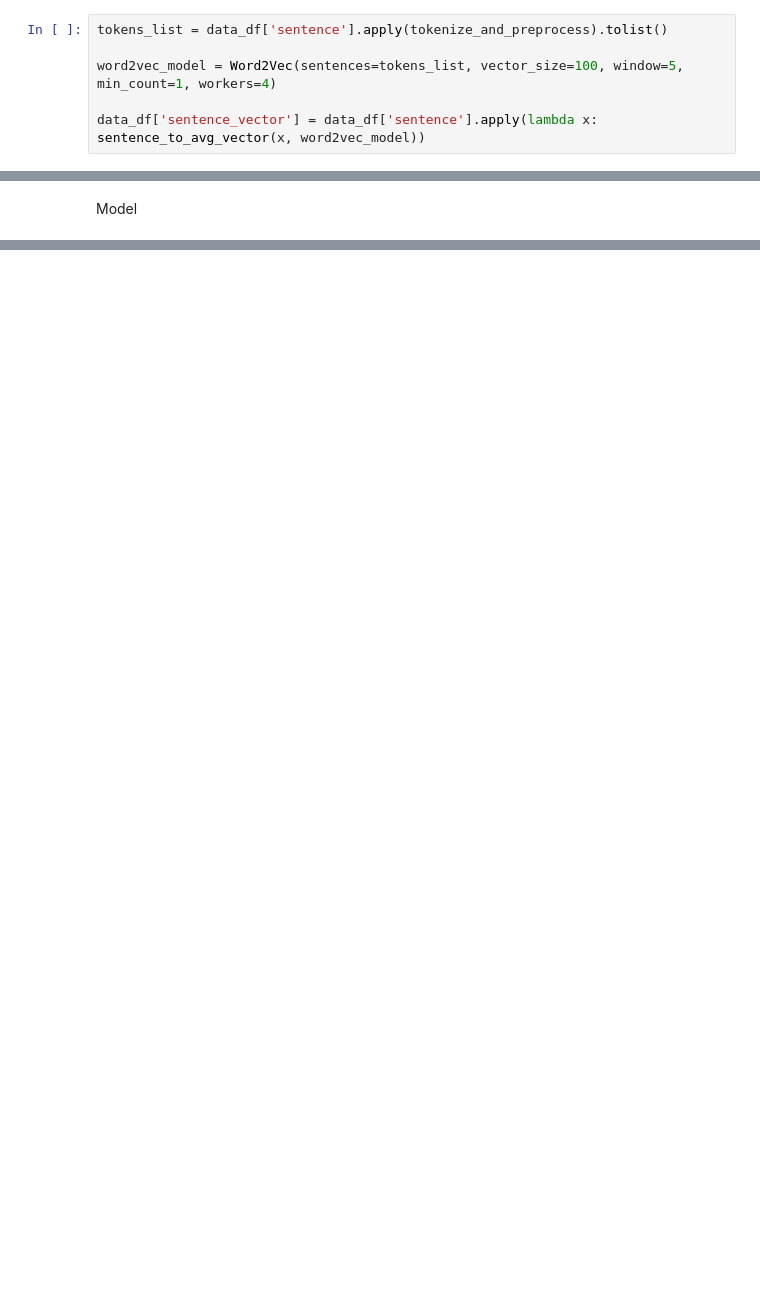
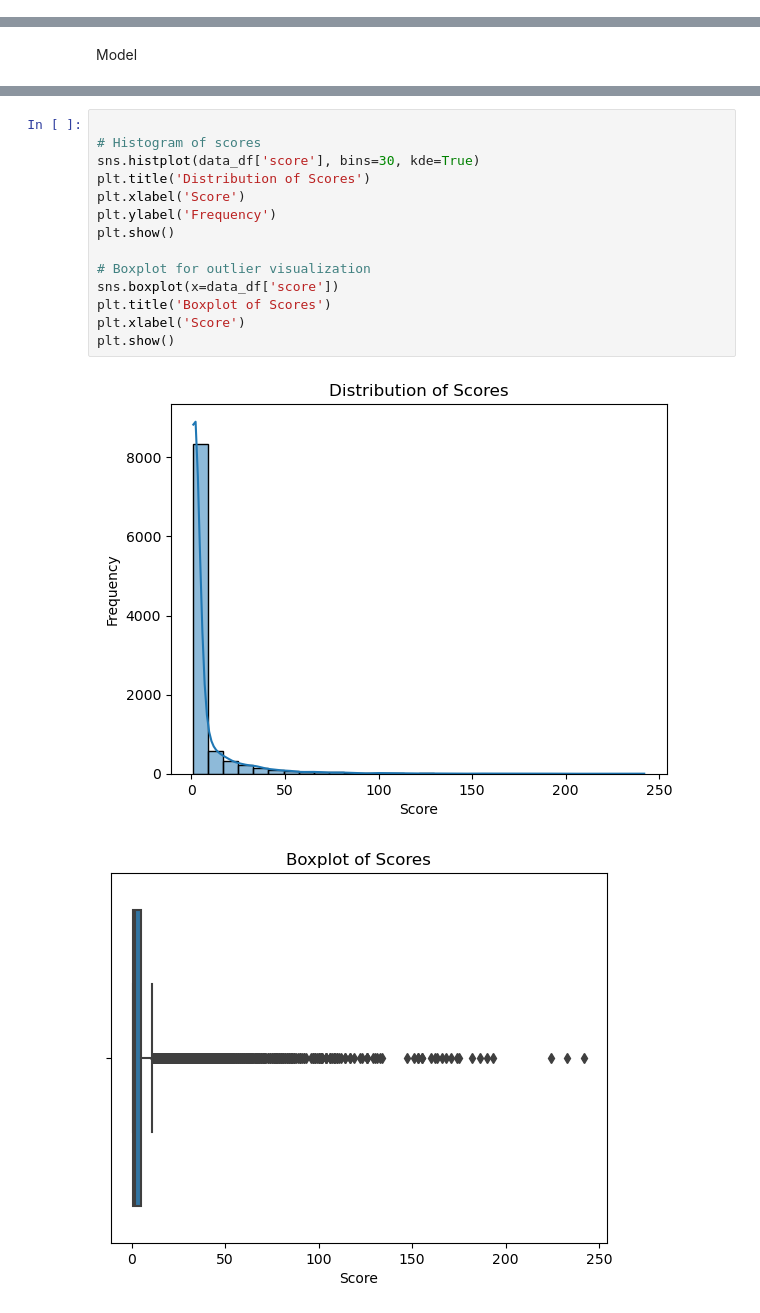
Before and after one commit to oleksandr-diudiun/week2mlx, a Jupyter notebook: data.ipynb, the cells around one changed output, grey strips where cells are left out. Drawn from its saved outputs; the diff is of its cells as text; blank space fills up the shorter version.

```diff
--- a/data.ipynb
+++ b/data.ipynb
@@ -102,6 +126,0 @@ def sentence_to_avg_vector(sentence, model):
-# %%
-tokens_list = data_df['sentence'].apply(tokenize_and_preprocess).tolist()
-
-word2vec_model = Word2Vec(sentences=tokens_list, vector_size=100, window=5, min_count=1, workers=4)
-
-data_df['sentence_vector'] = data_df['sentence'].apply(lambda x: sentence_to_avg_vector(x, word2vec_model))
@@ -195,0 +300,17 @@ Actual Sentiment Value: 0.5138900279998779
+# %%
+
+# Histogram of scores
+sns.histplot(data_df['score'], bins=30, kde=True)
+plt.title('Distribution of Scores')
+plt.xlabel('Score')
+plt.ylabel('Frequency')
+plt.show()
+
+# Boxplot for outlier visualization
+sns.boxplot(x=data_df['score'])
+plt.title('Boxplot of Scores')
+plt.xlabel('Score')
+plt.show()
+# %% [output]
+[figure, added]
+[figure, added]
```
Also changed, not shown: parts of 37 cells of this notebook, 4 other files.
